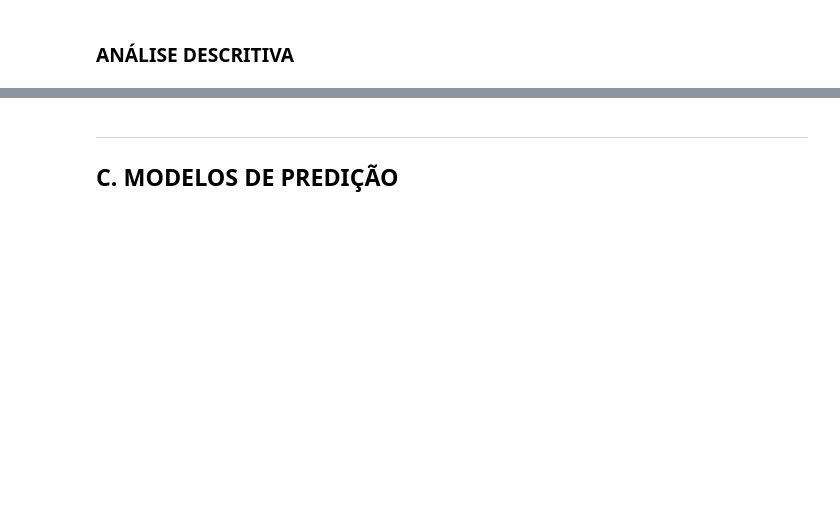
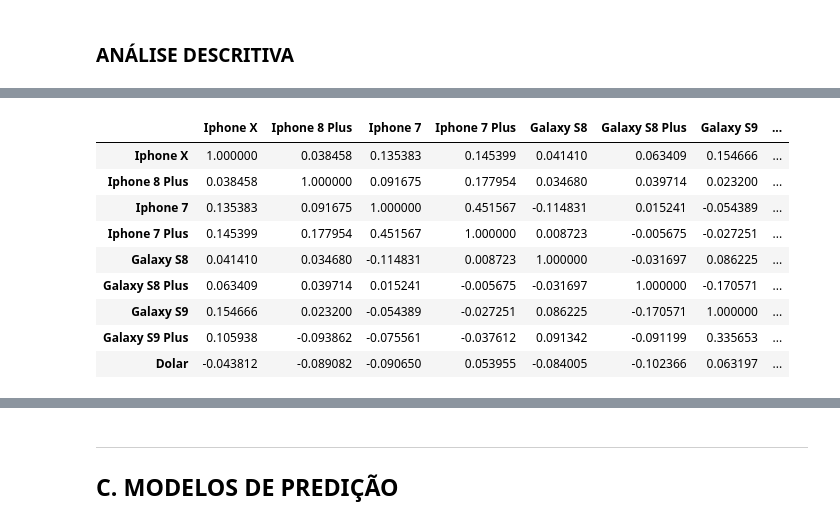
Before and after one commit to gabrielmf1/DP-P3, a Jupyter notebook: Projeto3.ipynb, the cells around one changed output, grey strips where cells are left out. Saved outputs shown, nothing was run; the diff lists cells and outputs as text; code cells hidden in the pictures; blank space fills up the shorter version.

```diff
--- a/Projeto3.ipynb
+++ b/Projeto3.ipynb
@@ -166,0 +246,14 @@ Em nossa base de dados buscamos os preços de telefones das marcas Apple e Samsu
+# %%
+#Correlação
+treino.corr()
+# %% [output]
+|  | Iphone X | Iphone 8 Plus | Iphone 7 | Iphone 7 Plus | Galaxy S8 | Galaxy S8 Plus | Galaxy S9 | ... |
+| Iphone X | 1.000000 | 0.038458 | 0.135383 | 0.145399 | 0.041410 | 0.063409 | 0.154666 | ... |
+| Iphone 8 Plus | 0.038458 | 1.000000 | 0.091675 | 0.177954 | 0.034680 | 0.039714 | 0.023200 | ... |
+| Iphone 7 | 0.135383 | 0.091675 | 1.000000 | 0.451567 | -0.114831 | 0.015241 | -0.054389 | ... |
+| Iphone 7 Plus | 0.145399 | 0.177954 | 0.451567 | 1.000000 | 0.008723 | -0.005675 | -0.027251 | ... |
+| Galaxy S8 | 0.041410 | 0.034680 | -0.114831 | 0.008723 | 1.000000 | -0.031697 | 0.086225 | ... |
+| Galaxy S8 Plus | 0.063409 | 0.039714 | 0.015241 | -0.005675 | -0.031697 | 1.000000 | -0.170571 | ... |
+| Galaxy S9 | 0.154666 | 0.023200 | -0.054389 | -0.027251 | 0.086225 | -0.170571 | 1.000000 | ... |
+| Galaxy S9 Plus | 0.105938 | -0.093862 | -0.075561 | -0.037612 | 0.091342 | -0.091199 | 0.335653 | ... |
+| Dolar | -0.043812 | -0.089082 | -0.090650 | 0.053955 | -0.084005 | -0.102366 | 0.063197 | ... |
```
Also changed, not shown: parts of 46 cells of this notebook, 1 other file.
